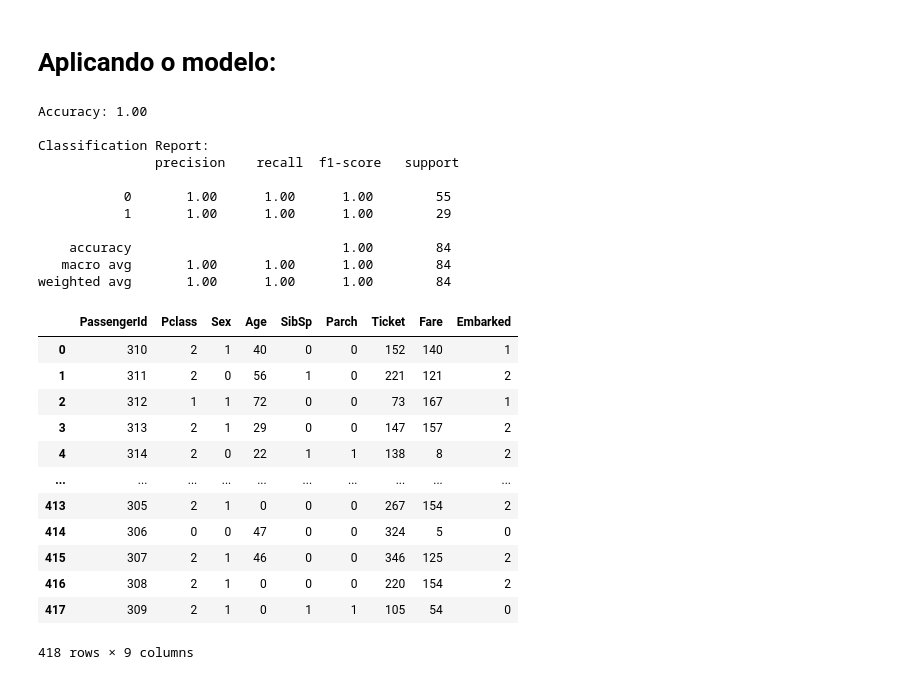
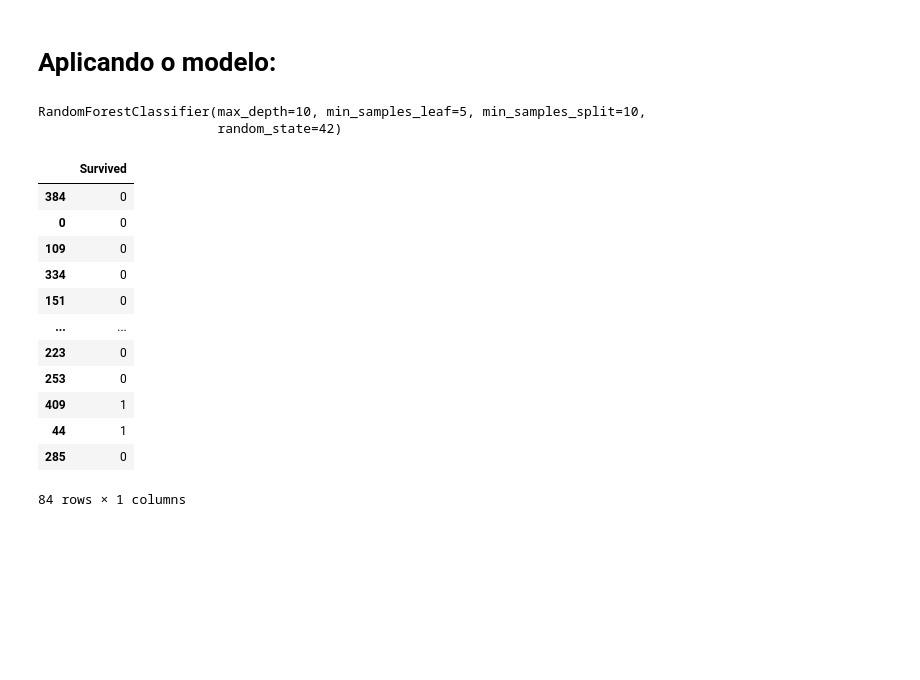
Before and after one commit to MAIA332/ML-Hub, a Jupyter notebook: Proof-of-concerns/Random-forest.ipynb, the cells around one changed output. Cells and saved outputs as stored; diff of their text form; code cells hidden in the pictures; blank space fills up the shorter version.

```diff
--- a/Proof-of-concerns/Random-forest.ipynb
+++ b/Proof-of-concerns/Random-forest.ipynb
@@ -28,2 +13,2 @@ def make_json(csvFilePath, jsonFilePath,primaryKey):
 # %%
-make_json("Datassets/tested.csv","Datassets/titanic.json","PassengerId")
+fileManipulation = Files("make_json",["Datassets/tested.csv","Datassets/titanic.json","PassengerId"])
@@ -33,3 +35,5 @@ with open("Datassets/titanic.json","r") as file:
+# %%
+datasset = fileManipulation.jsonFile
 # %%
 datasset = [datasset[i] for i in datasset]
 # %%
@@ -37,4 +41,4 @@ datasset[0].keys()
 # %% [output]
 dict_keys(['PassengerId', 'Survived', 'Pclass', 'Name', 'Sex', 'Age', 'SibSp', 'Parch', 'Ticket', 'Fare', 'Cabin', 'Embarked'])
 # %%
-titatic_data = Modeling(datasset,['Survived'],drops=["Cabin","Name"]) # Retirando colunas que não servem
+titatic_data = Modeling(datasset,['Survived'],drops=["Cabin","Name","Embarked","Ticket","PassengerId"]) # Retirando colunas que não servem
@@ -49,31 +65,17 @@ from sklearn.ensemble import RandomForestClassifier
 from sklearn.metrics import accuracy_score, classification_report
-# %%
-
-# Create a Random Forest Classifier
-rf_classifier = RandomForestClassifier(n_estimators=100, random_state=42)
-
-# Train the classifier
-rf_classifier.fit(titatic_data.X_train, titatic_data.y_train)
-
-# Make predictions on the test set
-y_pred = rf_classifier.predict(titatic_data.X_test)
-
-# Evaluate the model
-accuracy = accuracy_score(titatic_data.y_test, y_pred)
-classification_rep = classification_report(titatic_data.y_test, y_pred)
-
-# Print the results
-print(f"Accuracy: {accuracy:.2f}")
-print("\nClassification Report:\n", classification_rep)
-# %% [output]
-Accuracy: 1.00
-
-Classification Report:
-               precision    recall  f1-score   support
-
-           0       1.00      1.00      1.00        55
-           1       1.00      1.00      1.00        29
-
-    accuracy                           1.00        84
-   macro avg       1.00      1.00      1.00        84
-weighted avg       1.00      1.00      1.00        84
+# %%
+
+# Create a Random Forest Classifier
+rf_classifier = RandomForestClassifier(
+    n_estimators=100,
+    random_state=42,
+    max_depth=10,  # Limitar a profundidade das árvores
+    min_samples_split=10,  # Mínimo de amostras para dividir um nó
+    min_samples_leaf=5  # Mínimo de amostras em um nó folha
+)
+
+# Train the classifier
+rf_classifier.fit(titatic_data.X_train, titatic_data.y_train)
+# %% [output]
+RandomForestClassifier(max_depth=10, min_samples_leaf=5, min_samples_split=10,
+                       random_state=42)
@@ -80,16 +85,16 @@ weighted avg       1.00      1.00      1.00        84
 # %%
-titatic_data.encoded_features
+titatic_data.y_test
 # %% [output]
-|  | PassengerId | Pclass | Sex | Age | SibSp | Parch | Ticket | Fare | Embarked |
-| 0 | 310 | 2 | 1 | 40 | 0 | 0 | 152 | 140 | 1 |
-| 1 | 311 | 2 | 0 | 56 | 1 | 0 | 221 | 121 | 2 |
-| 2 | 312 | 1 | 1 | 72 | 0 | 0 | 73 | 167 | 1 |
-| 3 | 313 | 2 | 1 | 29 | 0 | 0 | 147 | 157 | 2 |
-| 4 | 314 | 2 | 0 | 22 | 1 | 1 | 138 | 8 | 2 |
-| ... | ... | ... | ... | ... | ... | ... | ... | ... | ... |
-| 413 | 305 | 2 | 1 | 0 | 0 | 0 | 267 | 154 | 2 |
-| 414 | 306 | 0 | 0 | 47 | 0 | 0 | 324 | 5 | 0 |
-| 415 | 307 | 2 | 1 | 46 | 0 | 0 | 346 | 125 | 2 |
-| 416 | 308 | 2 | 1 | 0 | 0 | 0 | 220 | 154 | 2 |
-| 417 | 309 | 2 | 1 | 0 | 1 | 1 | 105 | 54 | 0 |
+|  | Survived |
+| 384 | 0 |
+| 0 | 0 |
+| 109 | 0 |
+| 334 | 0 |
+| 151 | 0 |
+| ... | ... |
+| 223 | 0 |
+| 253 | 0 |
+| 409 | 1 |
+| 44 | 1 |
+| 285 | 0 |
-418 rows × 9 columns
+84 rows × 1 columns
```
Also changed, not shown: parts of 36 cells of this notebook, 8 other files.
